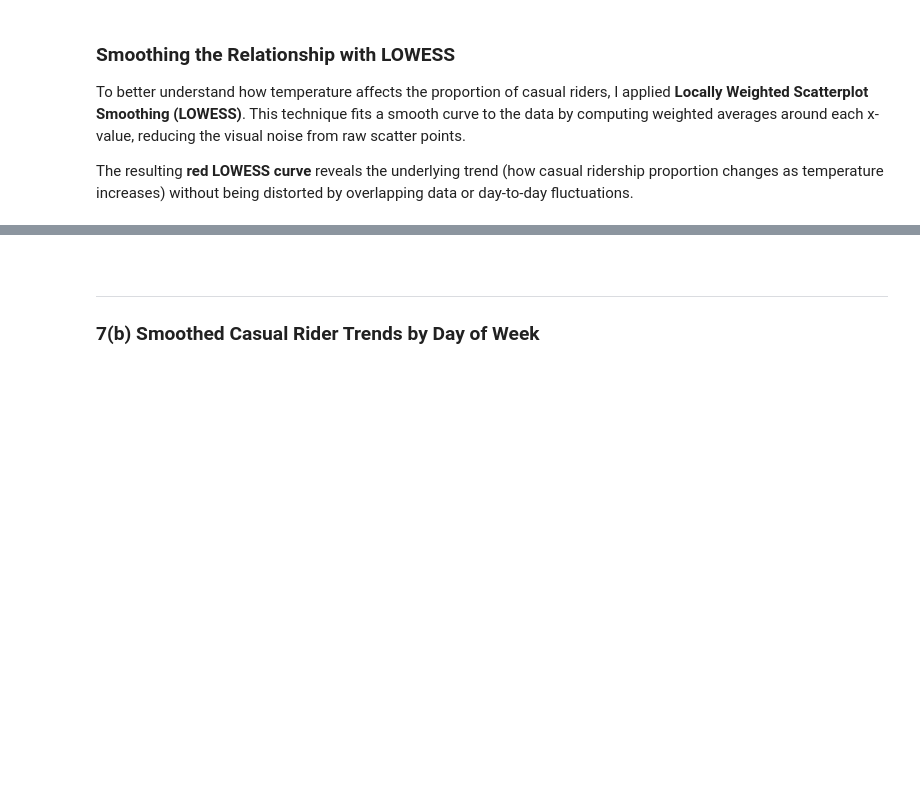
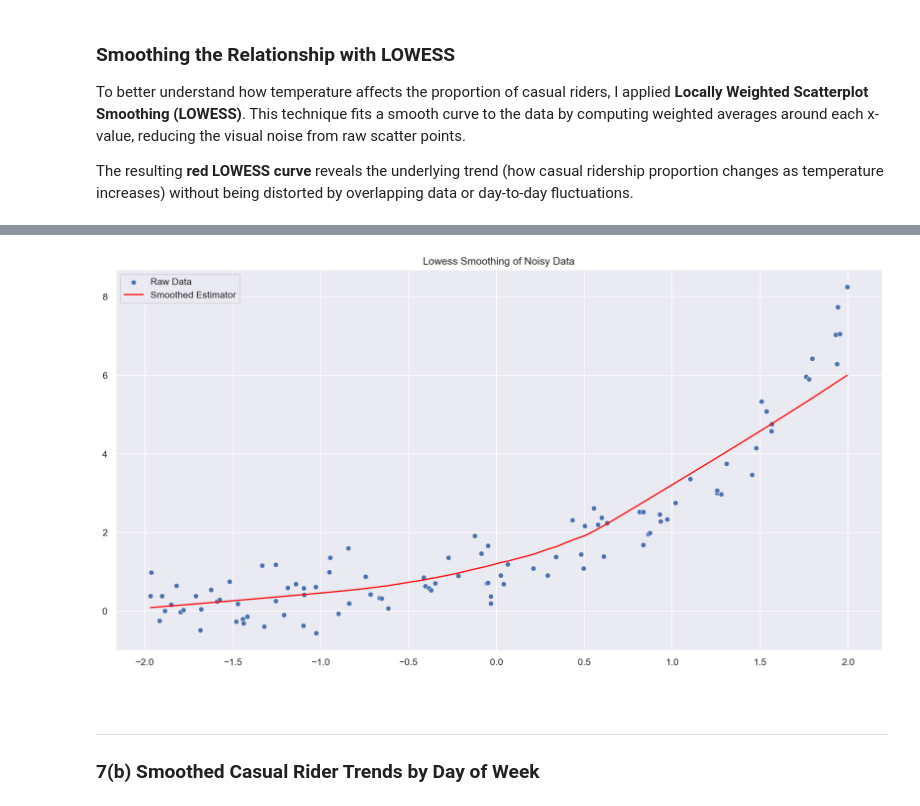
Before and after one commit to jad3ch3n/dc-bikeshare, a Jupyter notebook: bikeshare-analysis.ipynb, the cells around one changed output, grey strips where cells are left out. Drawn from its saved outputs; the diff is of its cells as text; code cells hidden in the pictures; blank space fills up the shorter version.

```diff
--- a/bikeshare-analysis.ipynb
+++ b/bikeshare-analysis.ipynb
@@ -604,8 +706,6 @@ To better understand how temperature affects the proportion of casual riders, I
 
 The resulting **red LOWESS curve** reveals the underlying trend (how casual ridership proportion changes as temperature increases) without being distorted by overlapping data or day-to-day fluctuations.
 # %%
-%pip install statsmodels
-
 from statsmodels.nonparametric.smoothers_lowess import lowess
 # Make noisy data
 x_obs = np.sort(np.random.rand(100)*4.0 - 2)
@@ -621,4 +721,5 @@ y_smooth = lowess(y_obs, x_obs, return_sorted=False)
 # Plot a red line using the smoothed y-values
 sns.lineplot(x=x_obs, y=y_smooth, label="Smoothed Estimator", color='red')
 plt.legend();
+plt.title("Lowess Smoothing of Noisy Data")
 # %% [output]
@@ -636,3 +727,4 @@ Note: you may need to restart the kernel to use updated packages.
+[figure, added]
 # %% [markdown]
 <br>
 
```
Also changed, not shown: parts of 25 cells of this notebook.
